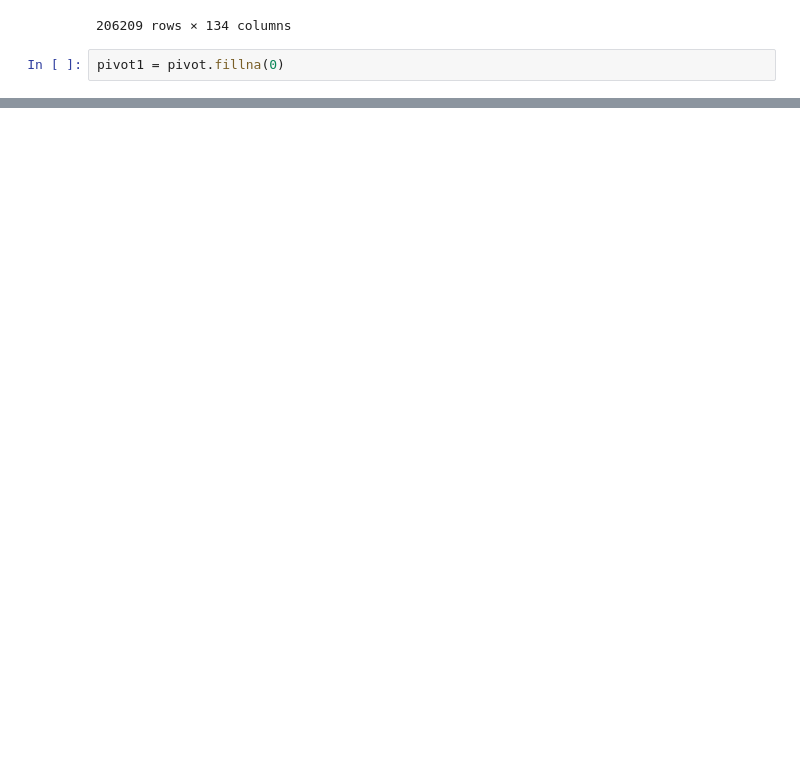
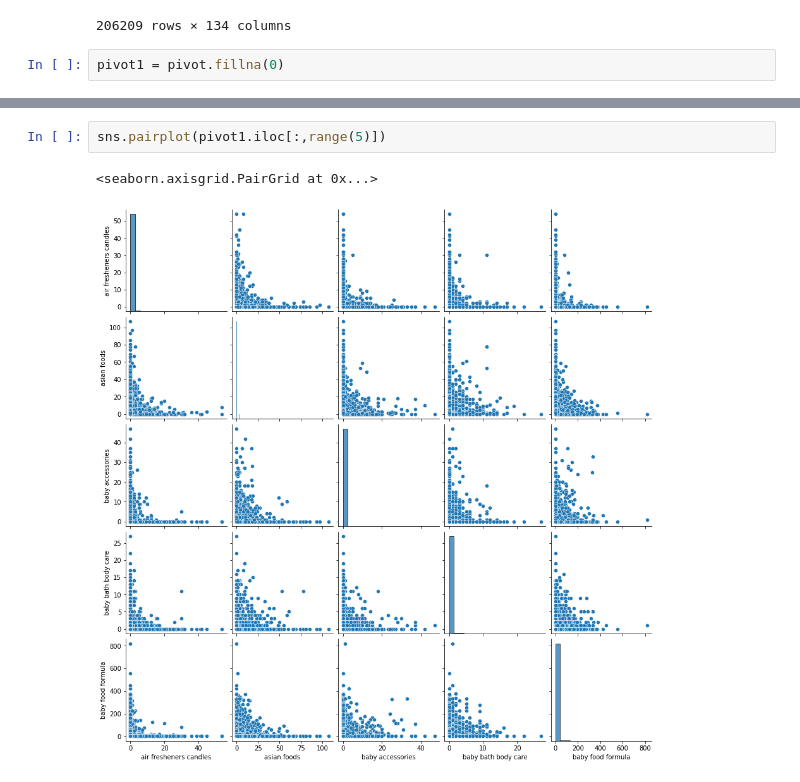
Before and after one commit to 530427793/jiangren, a Jupyter notebook: week3.ipynb, the cells around one changed output, grey strips where cells are left out. Cells and saved outputs as stored; diff of their text form; blank space fills up the shorter version.

```diff
--- a/week3.ipynb
+++ b/week3.ipynb
@@ -149,0 +166,5 @@ pivot1 = pivot.fillna(0)
+# %%
+sns.pairplot(pivot1.iloc[:,range(5)])
+# %% [output]
+<seaborn.axisgrid.PairGrid at 0x...>
+[figure, added]
```
Also changed, not shown: parts of 42 cells of this notebook.
